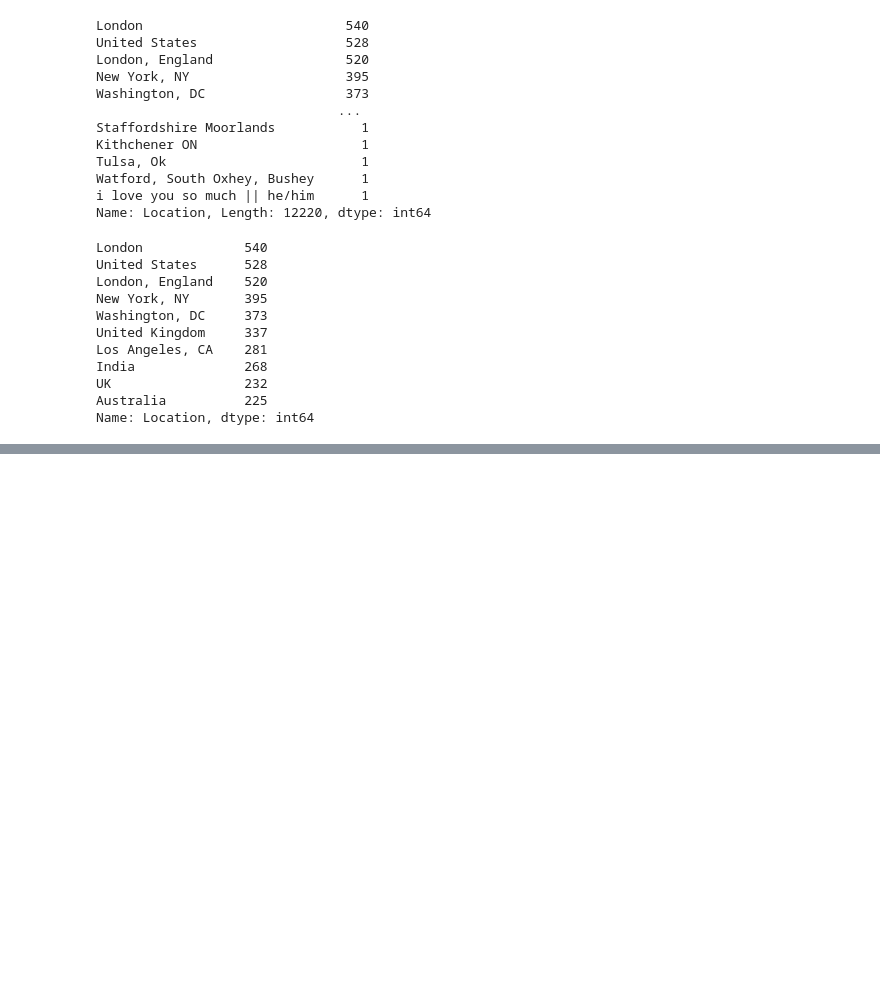
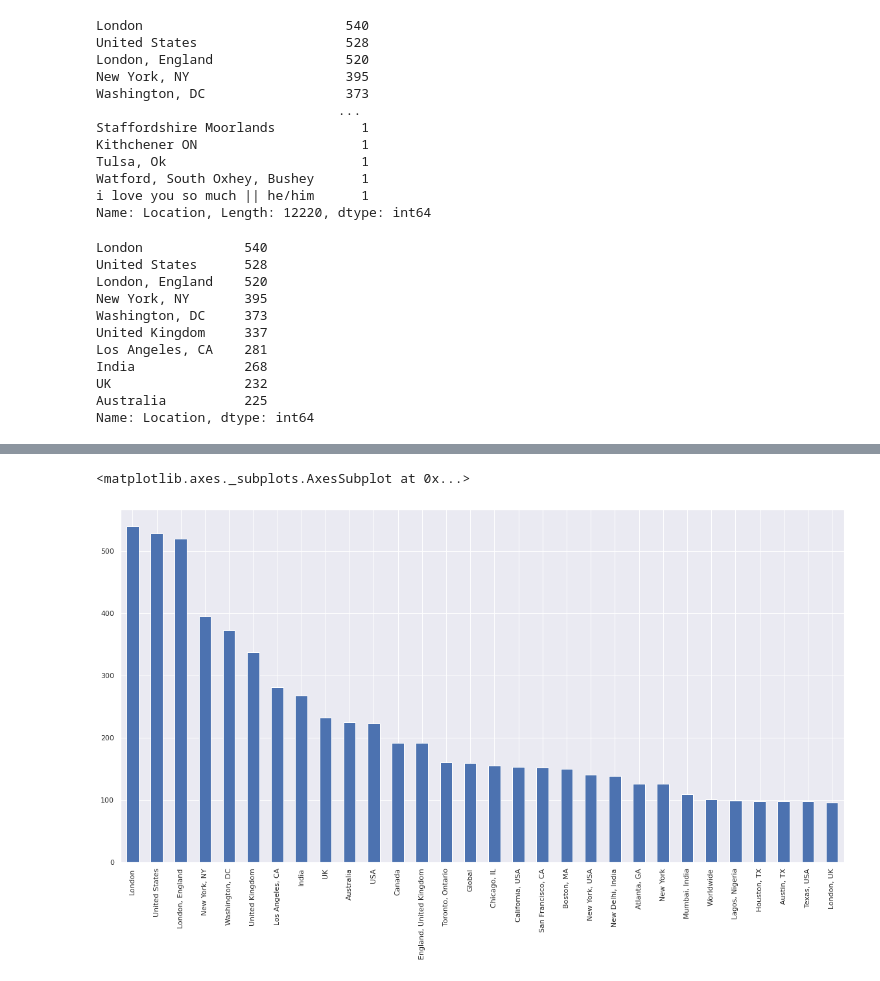
Before and after one commit to deepali2062/-Sentiment-Analysis-Predicting-sentiment-of-COVID-19-tweets, a Jupyter notebook: Copy_of_Coronavirus_Tweet_Sentiment_Analysis_Capstone_Project.ipynb, the cells around one changed output, grey strips where cells are left out. Saved outputs shown, nothing was run; the diff lists cells and outputs as text; code cells hidden in the pictures; blank space fills up the shorter version.

```diff
--- a/Copy_of_Coronavirus_Tweet_Sentiment_Analysis_Capstone_Project.ipynb
+++ b/Copy_of_Coronavirus_Tweet_Sentiment_Analysis_Capstone_Project.ipynb
@@ -160,0 +182,9 @@ Name: Location, dtype: int64
+# %%
+plt.figure(figsize=(20,10))
+#plt.xticks(rotation=45)
+top_count= df['Location'].value_counts().nlargest(30).plot(kind='bar')
+top_count
+#plt.show()
+# %% [output]
+<matplotlib.axes._subplots.AxesSubplot at 0x...>
+[figure, added]
```
Also changed, not shown: parts of 1 cell of this notebook.
